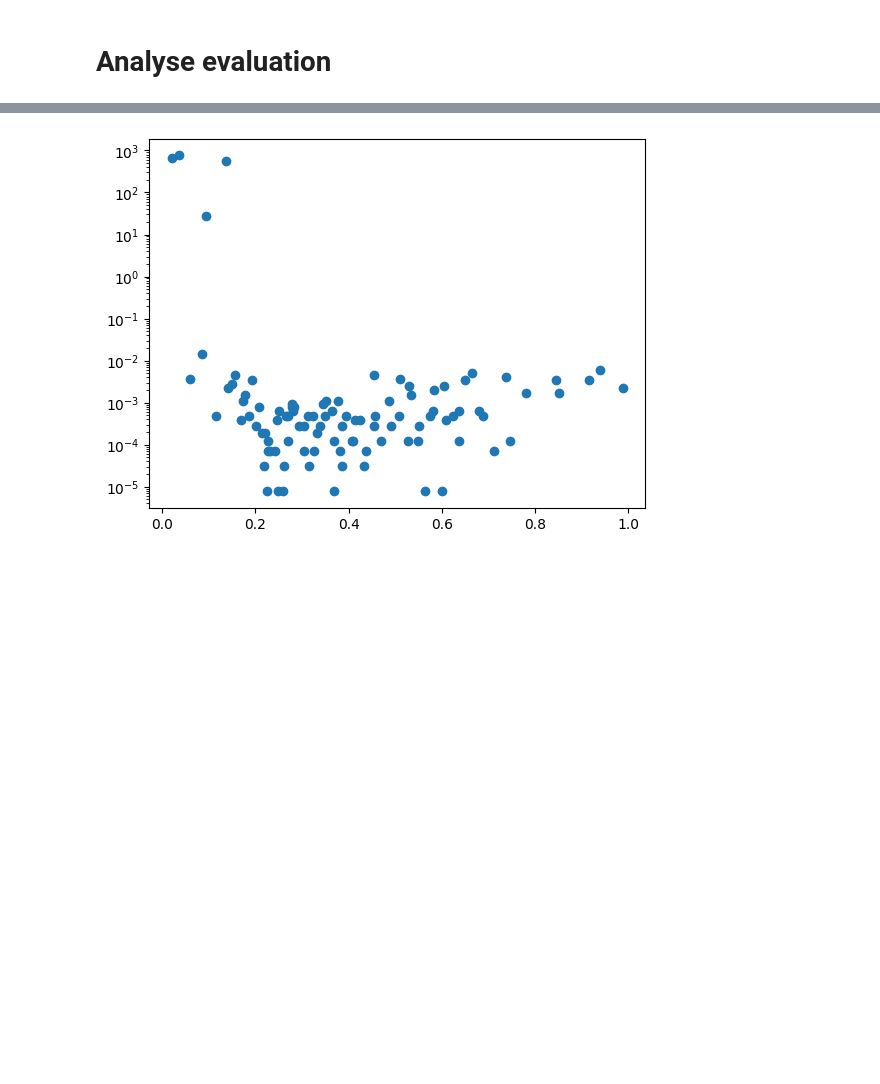
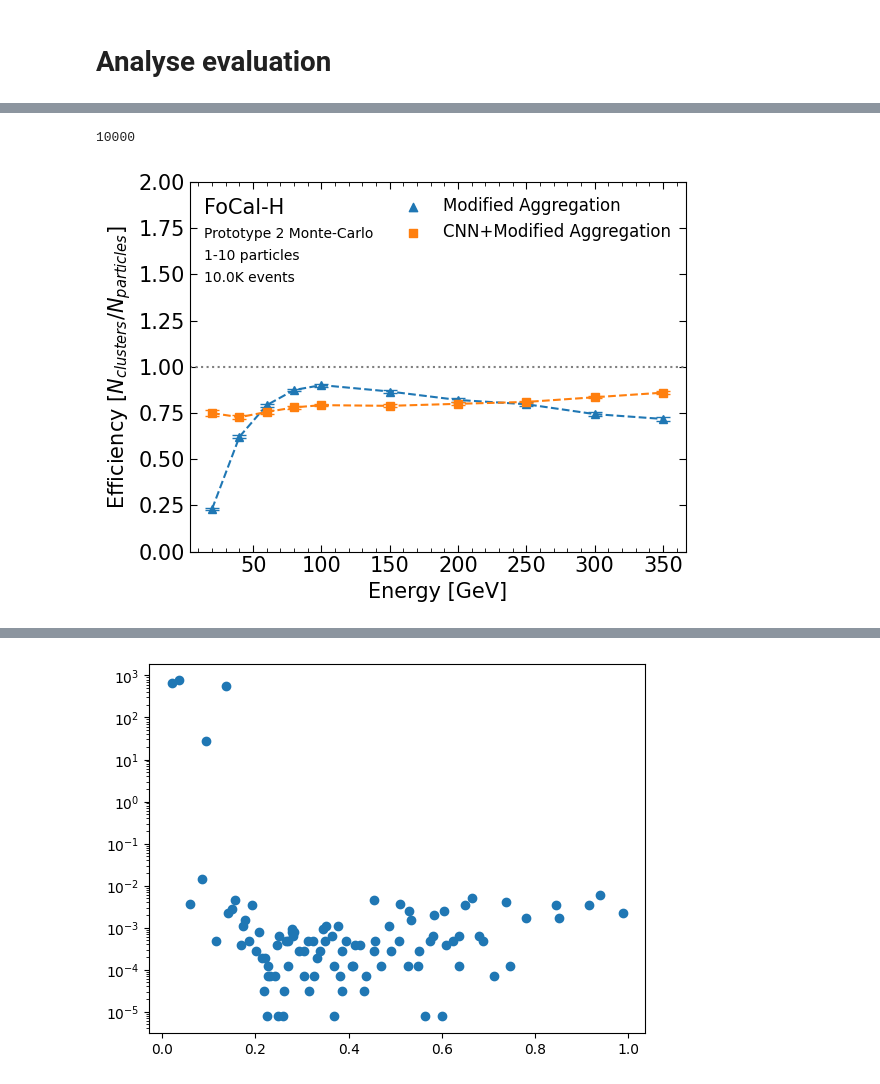
Before and after one commit to Bjartensen/python_focalh_clustering, a Jupyter notebook: notebooks/study.ipynb, the cells around one changed output, grey strips where cells are left out. Cells and saved outputs as stored; diff of their text form; code cells hidden in the pictures; blank space fills up the shorter version.

```diff
--- a/notebooks/study.ipynb
+++ b/notebooks/study.ipynb
@@ -445,0 +494,54 @@ avg_energy
+# %%
+def to_dataframe(d):
+    df = pd.DataFrame({
+        "efficiency": d["efficiency"],
+        "vmeasure": d["vmeasure"],
+#        "vmeasure_weighted": d["vmeasure_weighted"],
+        "coverage": d["coverage"],
+        "particles": d["particles"],
+        "avg_energy": d["avg_energy"],
+                         })
+    return df
+
+
+
+df_ma = to_dataframe(ma_eval)
+df_cnn = to_dataframe(cnn_eval)
+# %%
+len(df_ma)
+# %% [output]
+10000
+# %%
+
+fig,ax = plt.subplots()
+plot_performance_particle_num(df_ma, "avg_energy", "efficiency", marker_shape="^", linestyle="dashed", ax=ax)
+plot_performance_particle_num(df_cnn, "avg_energy", "efficiency", marker_shape="s", linestyle="dashed", ax=ax)
+#ax.set_xticks([1,2,3,4,5,6,7,8,9,10], ["1","2","3","4","5","6","7","8","9","10"])
+ax.set_xticks([0,50,100,150,200,250,300,350], ["0","50","100","150","200","250","300","350"])
+#ax.set_xticks([1,2], ["1","2"])
+ax.set_ylim(0,2)
+ax.xaxis.set_minor_locator(MultipleLocator(10))
+#ax.yaxis.set_minor_locator(MultipleLocator(0.2))
+ax.yaxis.set_ticks_position("both")
+ax.xaxis.set_ticks_position("both")
+ax.set_xlabel("Energy [GeV]")
+ax.set_ylabel("Efficiency [$N_{clusters}/N_{particles}$]")
+ax.axhline(1, color="grey", linestyle="dotted")
+ax.scatter([],[], label="Modified Aggregation", marker="^")
+ax.scatter([],[], label="CNN+Modified Aggregation", marker="s")
+ax.legend(framealpha=0)
+
+#ax.text(0.00, 1.05, "FoCal-H Prototype 2", transform=plt.gca().transAxes, ha="left", va="center")
+#ax.text(1.00, 1.05, f"${len(df_ma):.0E}$ MC Events", transform=plt.gca().transAxes, ha="right", va="center")
+
+
+ax.text(0.03, 0.93, "FoCal-H", transform=plt.gca().transAxes, ha="left", va="center")
+ax.text(0.03, 0.86, "Prototype 2 Monte-Carlo", transform=plt.gca().transAxes, ha="left", va="center", fontsize=10)
+ax.text(0.03, 0.80, f"1-10 particles", transform=plt.gca().transAxes, ha="left", va="center", fontsize=10)
+ax.text(0.03, 0.74, f"{format_with_suffix(len(df_ma))} events", transform=plt.gca().transAxes, ha="left", va="center", fontsize=10)
+
+
+#ax.grid(True)
+fig.savefig("eval_eff_energy_many.png", bbox_inches="tight")
+# %% [output]
+[figure, added]
```
Also changed, not shown: parts of 10 cells of this notebook, 7 other files.
